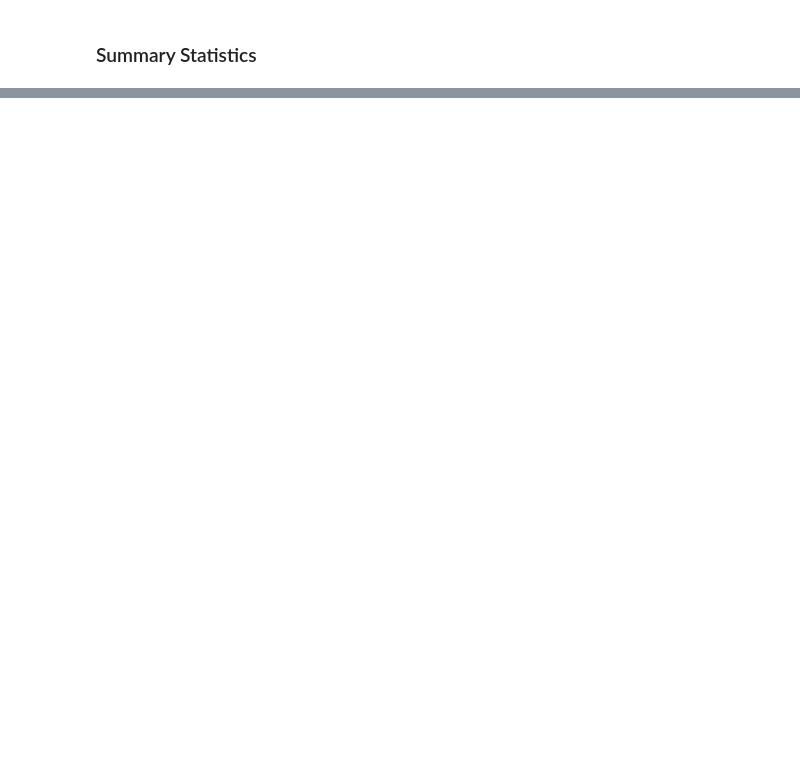
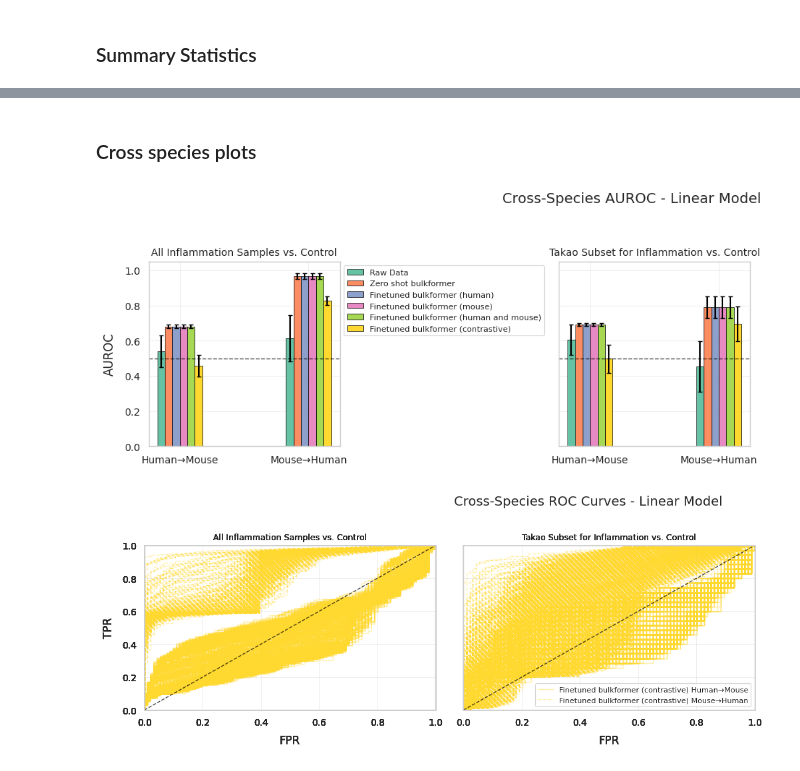
Before and after one commit to AhmedAbdelmoneim/inflamm-debate-fm, a Jupyter notebook: notebooks/2.0-linear-probing.ipynb, the cells around one changed output, grey strips where cells are left out. Saved outputs shown, nothing was run; the diff lists cells and outputs as text; code cells hidden in the pictures; blank space fills up the shorter version.

```diff
--- a/notebooks/2.0-linear-probing.ipynb
+++ b/notebooks/2.0-linear-probing.ipynb
@@ -652,0 +363,2 @@ print("\n" + "="*80)
+# %% [markdown]
+### Cross species plots
@@ -652,0 +521,8 @@ print("\n" + "="*80)
+# %%
+plot_cross_species_setup(
+    cross_species_results['results'],
+    cross_species_results['roc_data']
+)
+# %% [output]
+[figure, added]
+[figure, added]
```
Also changed, not shown: parts of 19 cells of this notebook.
